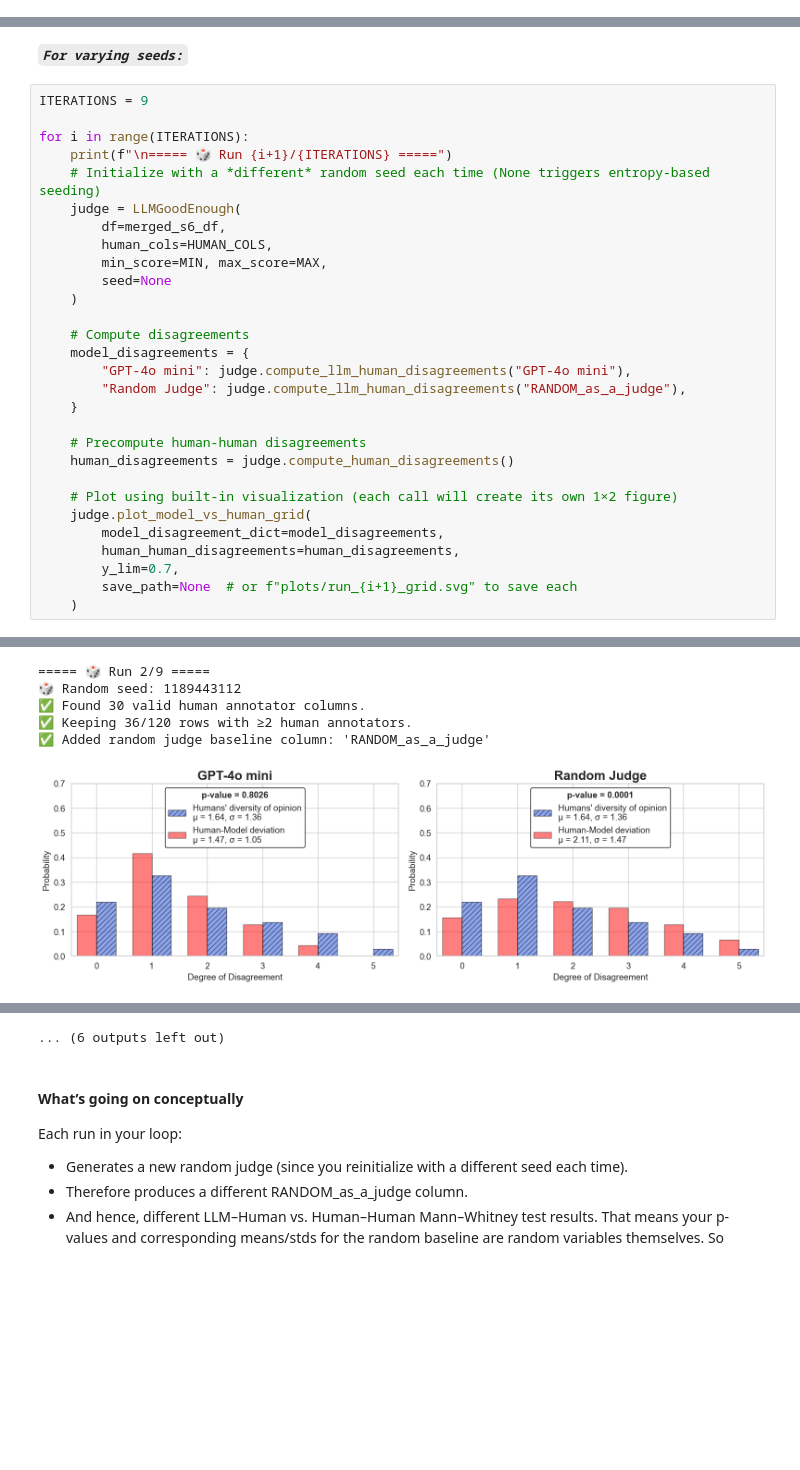
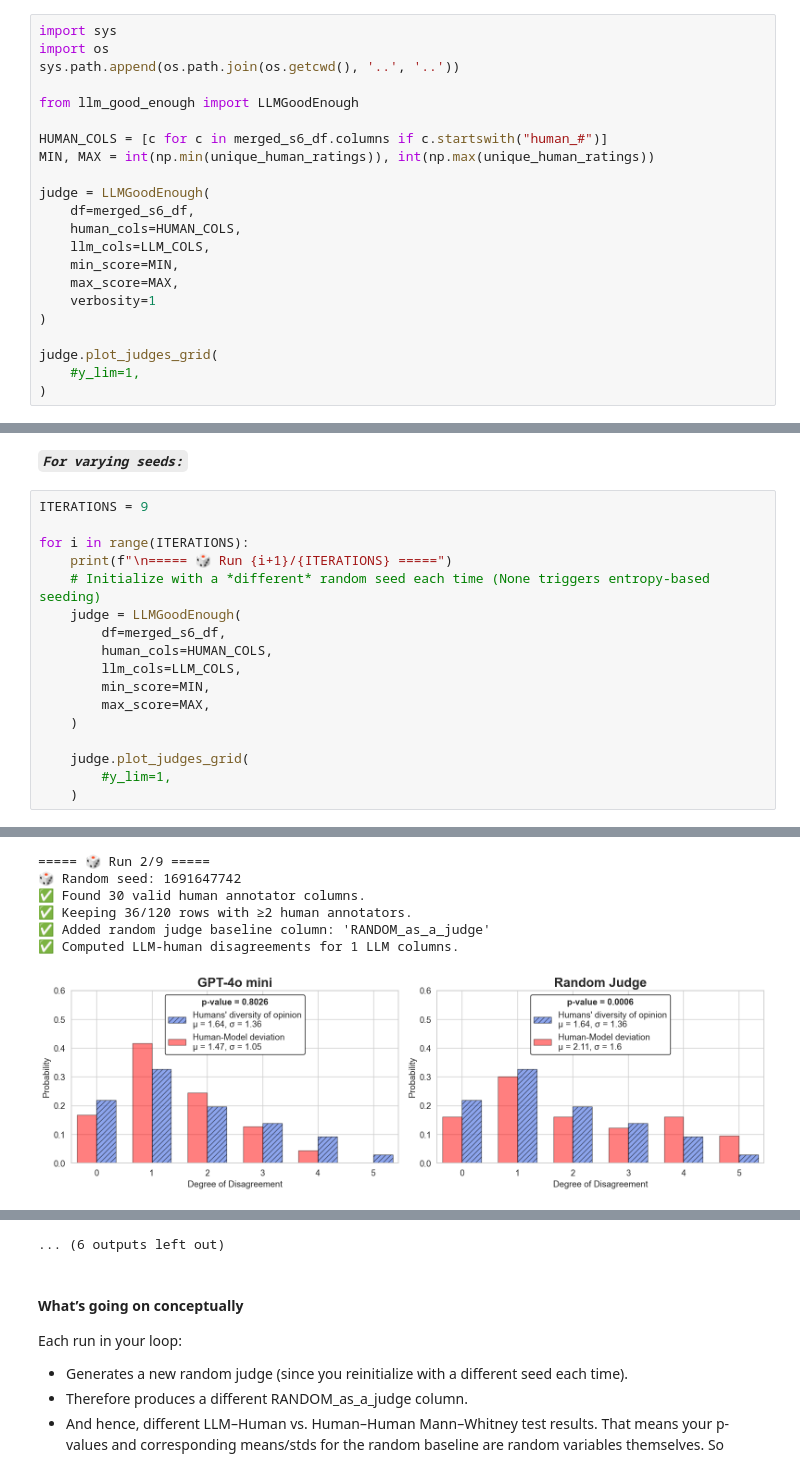
Before and after one commit to Ocean-code-1995/llm-judge-good-enough, a Jupyter notebook: politifact/src/analysis.ipynb, the cells around one changed output, grey strips where cells are left out. Drawn from its saved outputs; the diff is of its cells as text; blank space fills up the shorter version.

```diff
--- a/politifact/src/analysis.ipynb
+++ b/politifact/src/analysis.ipynb
@@ -279,0 +239,22 @@ judge.plot_model_vs_human_grid(
+# %%
+import sys
+import os
+sys.path.append(os.path.join(os.getcwd(), '..', '..'))
+
+from llm_good_enough import LLMGoodEnough
+
+HUMAN_COLS = [c for c in merged_s6_df.columns if c.startswith("human_#")]
+MIN, MAX = int(np.min(unique_human_ratings)), int(np.max(unique_human_ratings))
+
+judge = LLMGoodEnough(
+    df=merged_s6_df,
+    human_cols=HUMAN_COLS,
+    llm_cols=LLM_COLS,
+    min_score=MIN,
+    max_score=MAX,
+    verbosity=1
+)
+
+judge.plot_judges_grid(
+    #y_lim=1,
+)
@@ -288,25 +276,13 @@ for i in range(ITERATIONS):
     judge = LLMGoodEnough(
         df=merged_s6_df,
         human_cols=HUMAN_COLS,
-        min_score=MIN, max_score=MAX,
-        seed=None
+        llm_cols=LLM_COLS,
+        min_score=MIN,
+        max_score=MAX,
     )
 
-    # Compute disagreements
-    model_disagreements = {
-        "GPT-4o mini": judge.compute_llm_human_disagreements("GPT-4o mini"),
-        "Random Judge": judge.compute_llm_human_disagreements("RANDOM_as_a_judge"),
-    }
-
-    # Precompute human-human disagreements
-    human_disagreements = judge.compute_human_disagreements()
-
-    # Plot using built-in visualization (each call will create its own 1×2 figure)
-    judge.plot_model_vs_human_grid(
-        model_disagreement_dict=model_disagreements,
-        human_human_disagreements=human_disagreements,
-        y_lim=0.7,
-        save_path=None  # or f"plots/run_{i+1}_grid.svg" to save each
+    judge.plot_judges_grid(
+        #y_lim=1,
     )
 # %% [output]
 ===== 🎲 Run 1/9 =====
@@ -318,7 +295,8 @@ for i in range(ITERATIONS):
 ===== 🎲 Run 2/9 =====
-🎲 Random seed: 1189443112
+🎲 Random seed: 1691647742
 ✅ Found 30 valid human annotator columns.
 ✅ Keeping 36/120 rows with ≥2 human annotators.
 ✅ Added random judge baseline column: 'RANDOM_as_a_judge'
+✅ Computed LLM-human disagreements for 1 LLM columns.
-[figure, old version]
+[figure, new version]
 ===== 🎲 Run 3/9 =====
```
Also changed, not shown: parts of 17 cells of this notebook, 3 other files.
